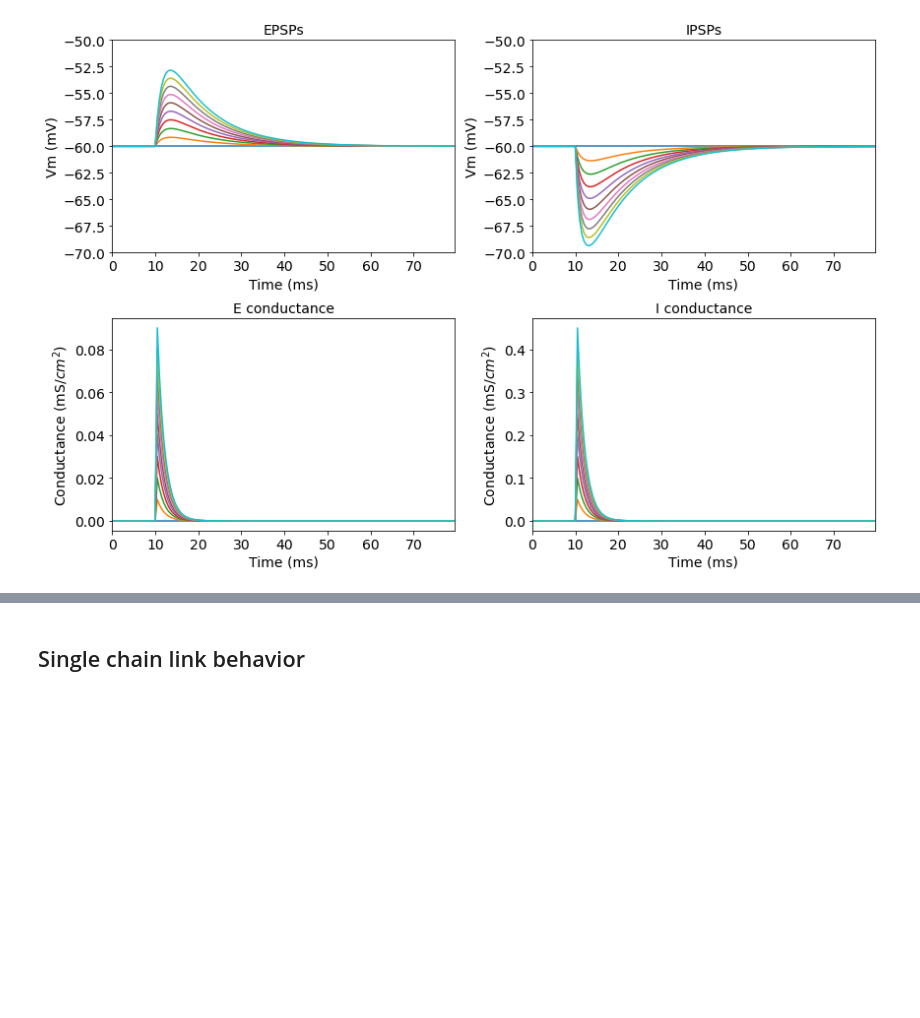
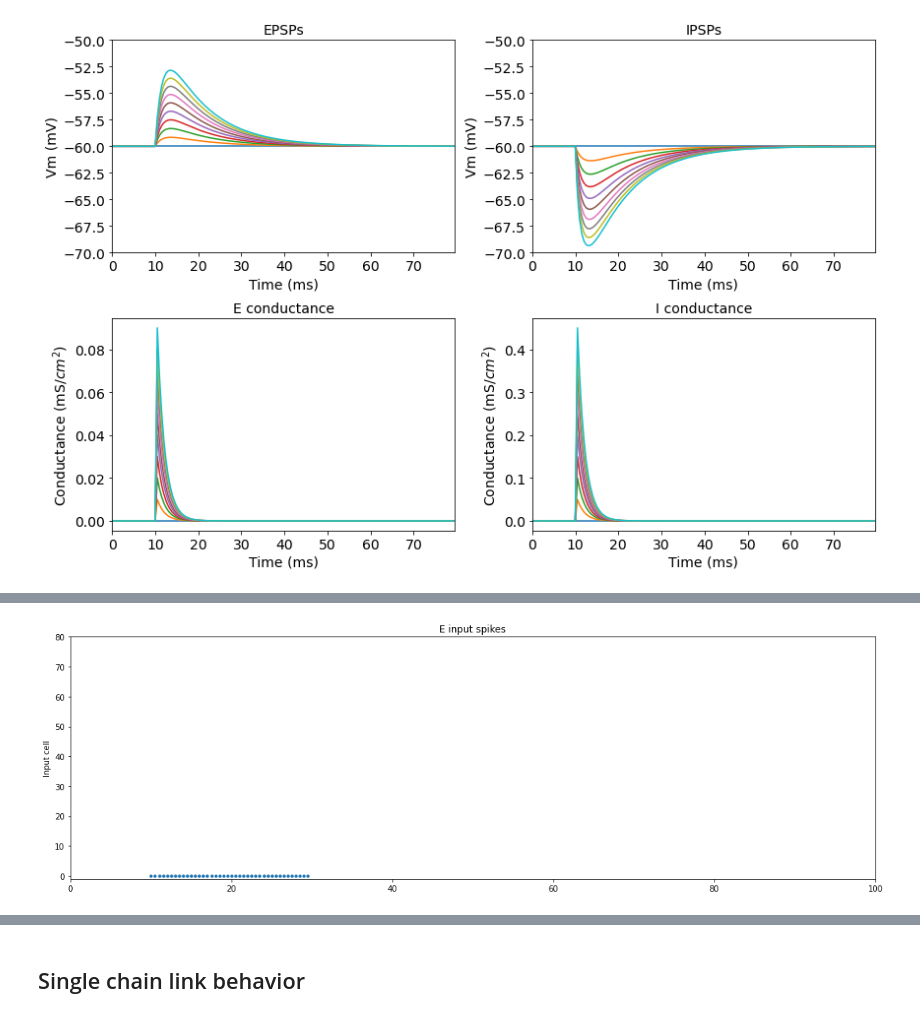
Before and after one commit to davidgbe/for_the_birds, a Jupyter notebook: S1_speed_control_biological_2.ipynb, the cells around one changed output, grey strips where cells are left out. Cells and saved outputs as stored; diff of their text form; code cells hidden in the pictures; blank space fills up the shorter version.

```diff
--- a/S1_speed_control_biological_2.ipynb
+++ b/S1_speed_control_biological_2.ipynb
@@ -222,0 +234,84 @@ To test adaption
+# %%
+t_max = .1
+
+t = np.arange(0, t_max, S.DT)
+
+t_u = [.01, .03]
+t_mask = (t_u[0] <= t) & (t < t_u[1])
+
+spks_u = np.zeros((len(t), M.N_L), dtype=int)
+spks_u[t_mask, 0] = 1
+
+# plot input excitation
+fig, axs = plt.subplots(1, 1, figsize=(15, 5), tight_layout=True)
+t_spk_u_e, c_spk_u_e = np.nonzero(spks_u)
+t_spk_u_e = t_spk_u_e * S.DT
+
+# input spikes
+axs.scatter(1000*t_spk_u_e, c_spk_u_e, s=10)
+axs.set_ylim(-1, M.N_L)
+axs.set_title('E input spikes')
+axs.set_ylabel('Input cell')
+axs.set_xlim(0, t_max * 1000)
+
+# define connectivity matrix
+w_r_e = np.zeros([M.N_L]*2)
+for i in range(M.N_L - 1):
+    w_r_e[i+1, i] = .15e-3
+
+w_r = {
+    'E': w_r_e,
+    'I': np.zeros((M.N_L, M.N_L)),
+    'A': np.eye(M.N_L),
+}
+
+# introduce excitation only at the head of the chain
+w_u = {
+    'E': np.zeros([M.N_L]*2),
+    'I': np.zeros([M.N_L]*2),
+}
+w_u['E'][0, 0] = .2e-3
+
+# plot recurrent connectivity matrix
+fig, axs = plt.subplots(1, 1, figsize=(5, 5), tight_layout=True)
+axs.matshow(w_r['E'], vmin=0, vmax=10e-6, cmap='binary')
+
+rsps = []
+
+n_trials = 5
+
+fig, axs = plt.subplots(1, n_trials, figsize=(15, 5), tight_layout=True)
+
+for idx, w_a in enumerate(np.linspace(0, 1.0, n_trials) * M.W_A / 8):
+    w_r_trial = copy(w_r)
+    w_r_trial['A'] = w_a * w_r_trial['A']
+
+    ntwk = LIFNtwkG(
+        c_m=M.C_M_E,
+        g_l=M.G_L_E,
+        e_l=M.E_L_E,
+        v_th=M.V_TH_E,
+        v_r=M.E_L_E,
+        t_r=M.T_R_E,
+        e_s={'E': M.E_E, 'I': M.E_I, 'A': M.E_A},
+        t_s={'E': M.T_E, 'I': M.T_E, 'A': M.T_A},
+        w_r=w_r_trial,
+        w_u=w_u)
+
+    rsp = ntwk.run(
+        dt=S.DT,
+        clamp=Generic(v={0: np.repeat(M.E_L_E, M.N_L)}, spk={}),
+        i_ext=np.zeros(len(t)),
+        spks_u=spks_u)
+
+    rsps.append(copy(rsp))
+
+    t_points, indices = rsp.spks.nonzero()
+
+    axs[idx].scatter(t_points * S.DT * 1000, indices, s=5)
+    axs[idx].set_xlim(0, 100)
+    axs[idx].set_ylim(-1, M.N_L)
+
+axs[0].set_xlabel('Time (ms)')
+axs[0].set_ylabel('Neuron Number')
+# %% [output]
@@ -222,0 +319 @@ To test adaption
+[figure, added]
```
Also changed, not shown: parts of 9 cells of this notebook.
